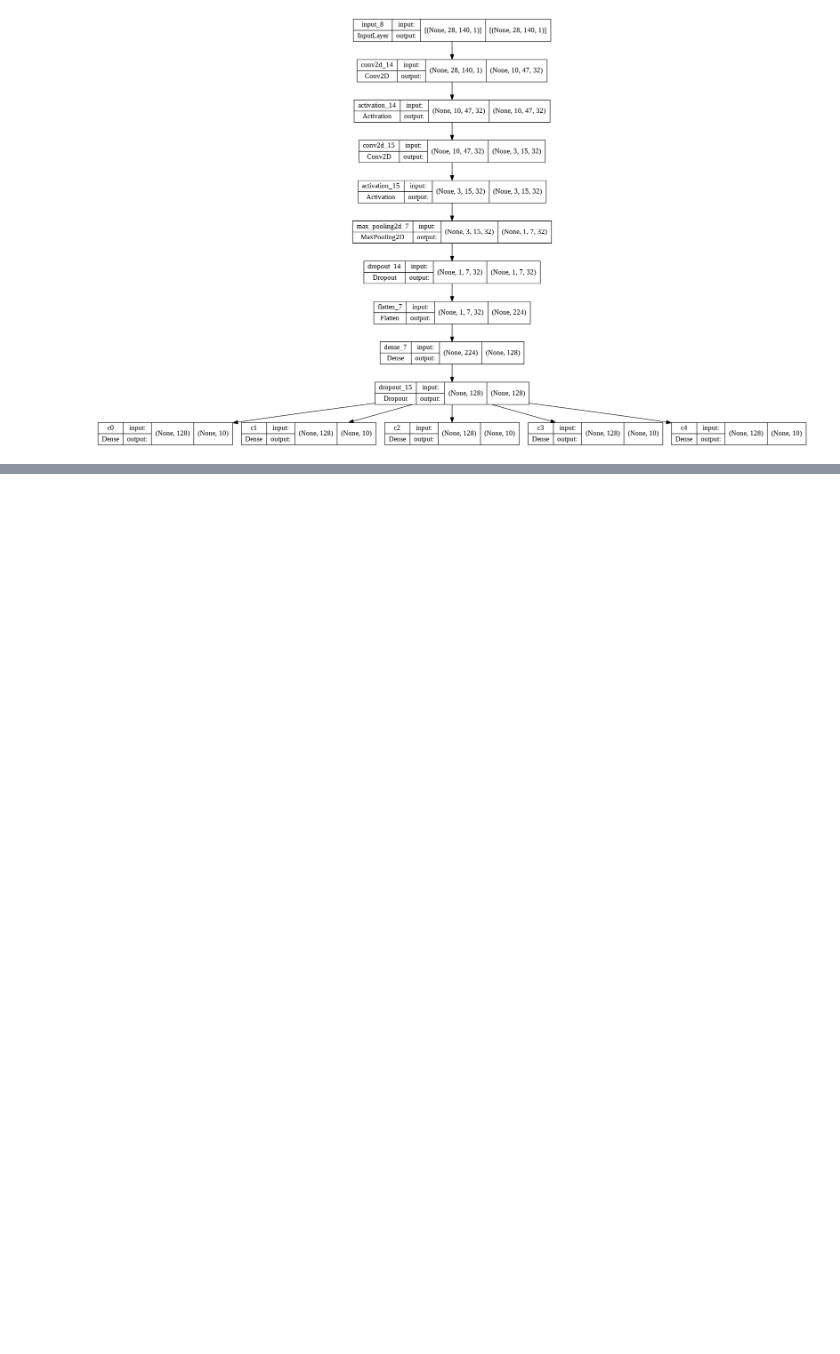
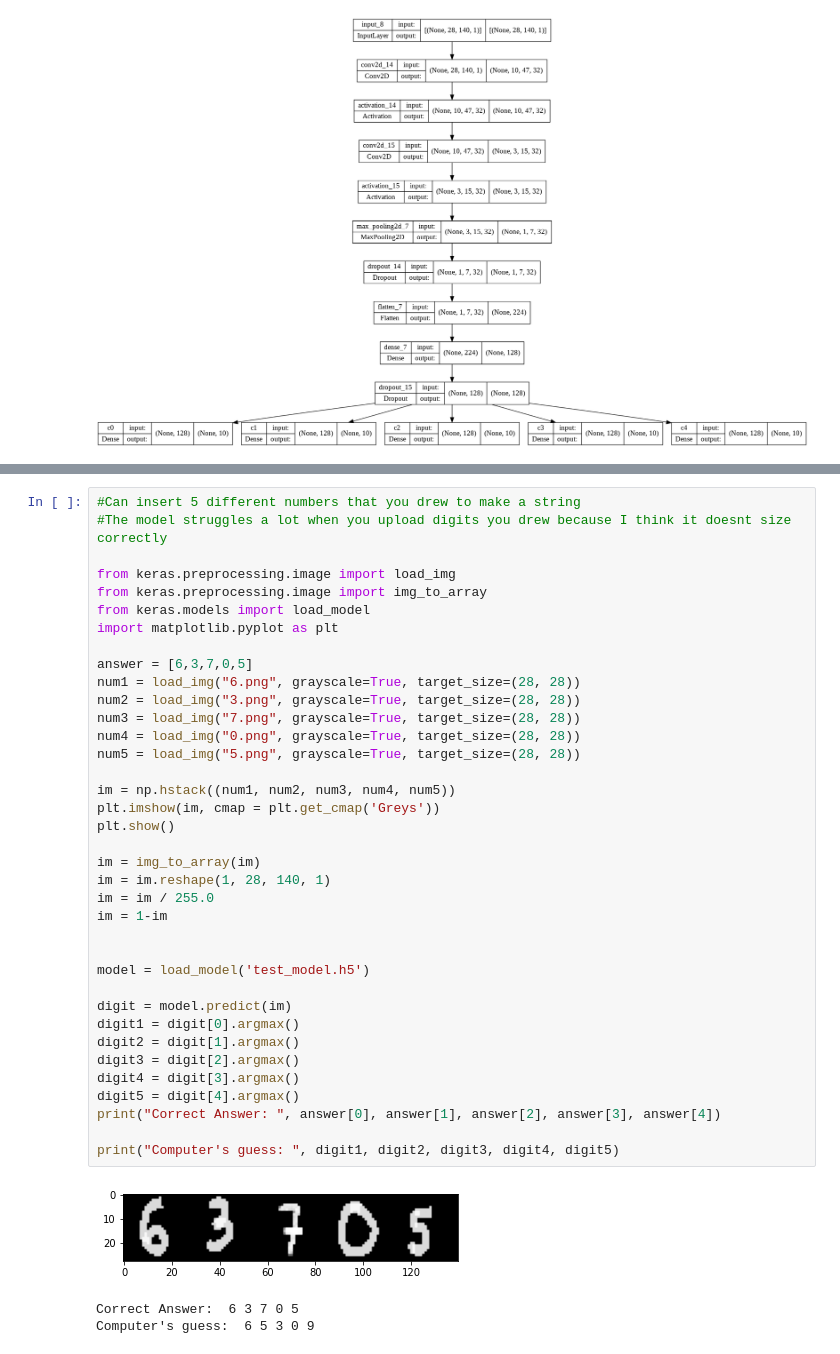
Before and after one commit to rohan-gopalam/5_digit_number_recognizer, a Jupyter notebook: Multiple_Number_Recognizer.ipynb, the cells around one changed output, grey strips where cells are left out. Drawn from its saved outputs; the diff is of its cells as text; blank space fills up the shorter version.

```diff
--- a/Multiple_Number_Recognizer.ipynb
+++ b/Multiple_Number_Recognizer.ipynb
@@ -263,0 +231,41 @@ Computer's guess:  7 4 7 0 9
+# %%
+#Can insert 5 different numbers that you drew to make a string
+#The model struggles a lot when you upload digits you drew because I think it doesnt size correctly
+
+from keras.preprocessing.image import load_img
+from keras.preprocessing.image import img_to_array
+from keras.models import load_model
+import matplotlib.pyplot as plt
+
+answer = [6,3,7,0,5]
+num1 = load_img("6.png", grayscale=True, target_size=(28, 28))
+num2 = load_img("3.png", grayscale=True, target_size=(28, 28))
+num3 = load_img("7.png", grayscale=True, target_size=(28, 28))
+num4 = load_img("0.png", grayscale=True, target_size=(28, 28))
+num5 = load_img("5.png", grayscale=True, target_size=(28, 28))
+
+im = np.hstack((num1, num2, num3, num4, num5))
+plt.imshow(im, cmap = plt.get_cmap('Greys'))
+plt.show()
+
+im = img_to_array(im)
+im = im.reshape(1, 28, 140, 1)
+im = im / 255.0
+im = 1-im
+
+
+model = load_model('test_model.h5')
+
+digit = model.predict(im)
+digit1 = digit[0].argmax()
+digit2 = digit[1].argmax()
+digit3 = digit[2].argmax()
+digit4 = digit[3].argmax()
+digit5 = digit[4].argmax()
+print("Correct Answer: ", answer[0], answer[1], answer[2], answer[3], answer[4])
+
+print("Computer's guess: ", digit1, digit2, digit3, digit4, digit5)
+# %% [output]
+[figure, added]
+Correct Answer:  6 3 7 0 5
+Computer's guess:  6 5 3 0 9
```
Also changed, not shown: parts of 2 cells of this notebook.
